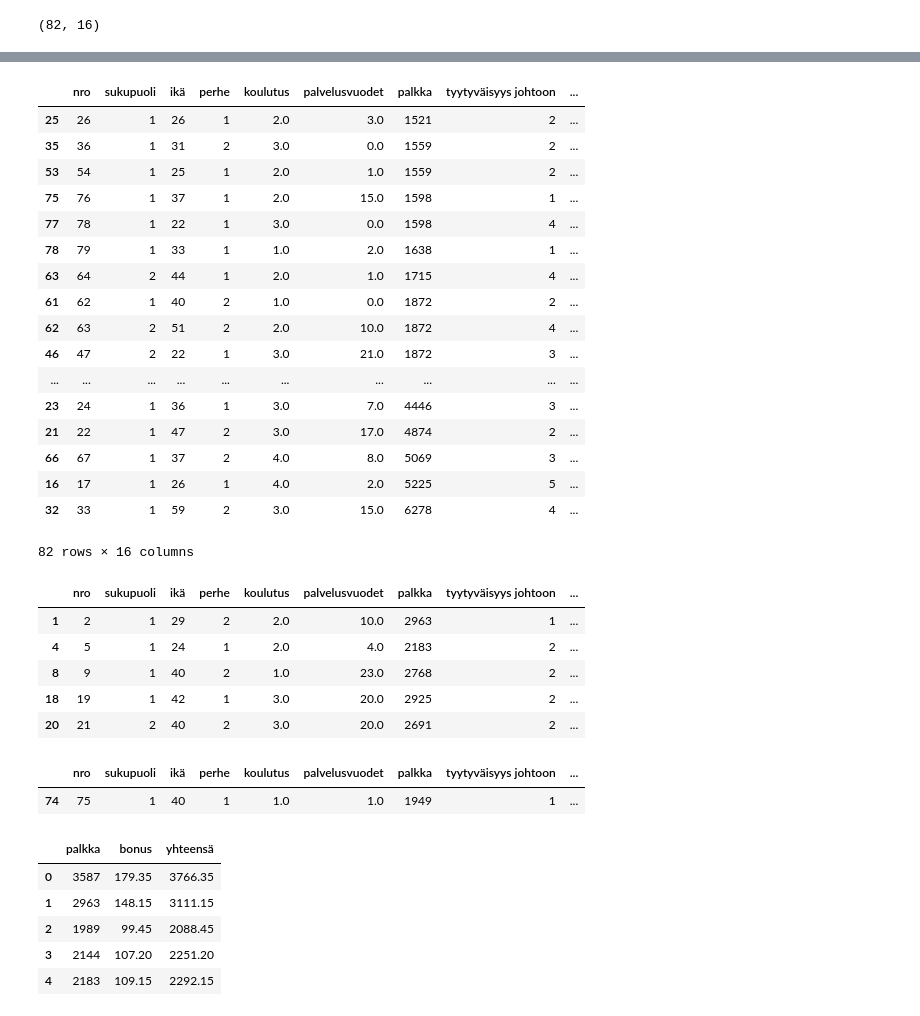
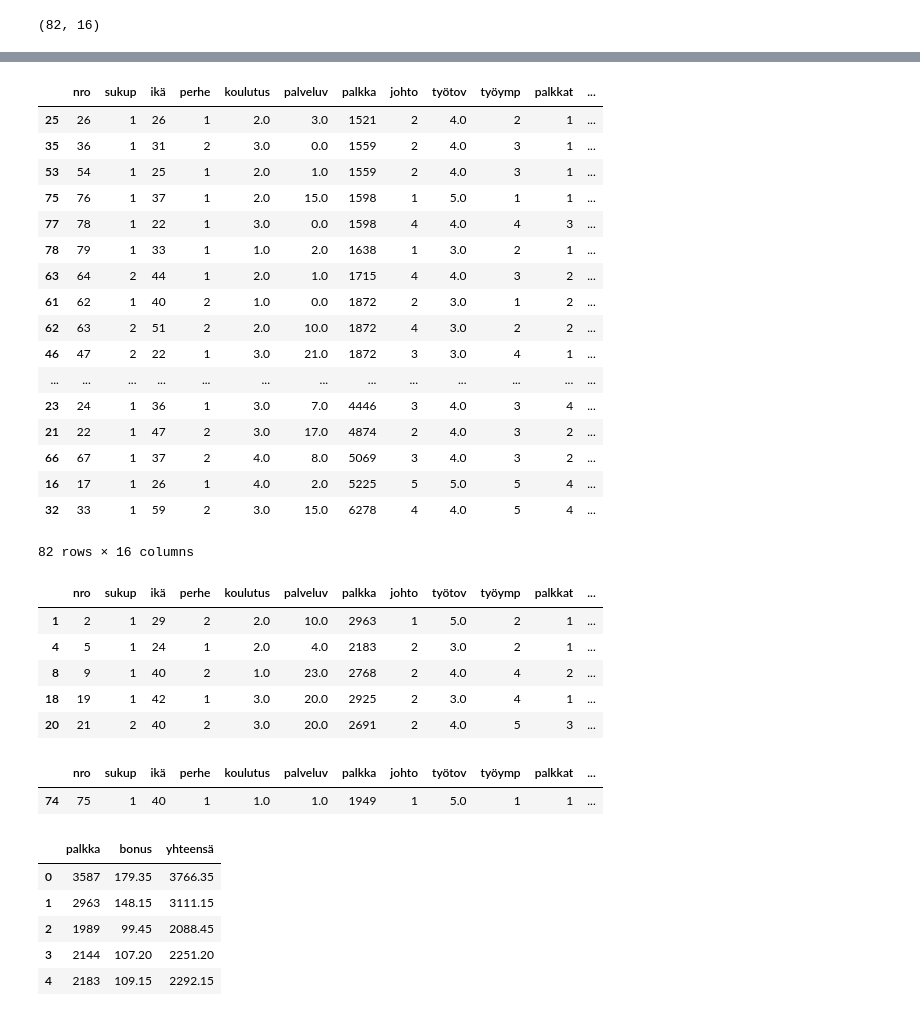
Before and after one commit to taanila/tilastoapu, a Jupyter notebook: df2.ipynb, the cells around one changed output, grey strips where cells are left out. Drawn from its saved outputs; the diff is of its cells as text; code cells hidden in the pictures.

```diff
--- a/df2.ipynb
+++ b/df2.ipynb
@@ -6,6 +6,6 @@ https://pythonaki.wordpress.com/2017/12/16/temppuja-dataframe-tietorakenteella/
 import pandas as pd
 
 #Avaan Excel-datan dataframeen ja näytän 5 ensimmäistä riviä
-df = pd.read_excel('http://www.elisanet.fi/taanila/data1.xlsx', sheet_name = 'Data')
+df = pd.read_excel('http://taanila.fi/data1.xlsx', sheet_name = 'Data')
 df.head()
 # %% [output]
@@ -45,43 +45,43 @@ dtype: int64
 #Näytän palkan mukaisessa järjestyksessä
 df.sort_values('palkka')
 # %% [output]
-|  | nro | sukupuoli | ikä | perhe | koulutus | palvelusvuodet | palkka | tyytyväisyys johtoon | ... |
-| 25 | 26 | 1 | 26 | 1 | 2.0 | 3.0 | 1521 | 2 | ... |
-| 35 | 36 | 1 | 31 | 2 | 3.0 | 0.0 | 1559 | 2 | ... |
-| 53 | 54 | 1 | 25 | 1 | 2.0 | 1.0 | 1559 | 2 | ... |
-| 75 | 76 | 1 | 37 | 1 | 2.0 | 15.0 | 1598 | 1 | ... |
-| 77 | 78 | 1 | 22 | 1 | 3.0 | 0.0 | 1598 | 4 | ... |
-| 78 | 79 | 1 | 33 | 1 | 1.0 | 2.0 | 1638 | 1 | ... |
-| 63 | 64 | 2 | 44 | 1 | 2.0 | 1.0 | 1715 | 4 | ... |
-| 61 | 62 | 1 | 40 | 2 | 1.0 | 0.0 | 1872 | 2 | ... |
-| 62 | 63 | 2 | 51 | 2 | 2.0 | 10.0 | 1872 | 4 | ... |
-| 46 | 47 | 2 | 22 | 1 | 3.0 | 21.0 | 1872 | 3 | ... |
-| ... | ... | ... | ... | ... | ... | ... | ... | ... | ... |
-| 23 | 24 | 1 | 36 | 1 | 3.0 | 7.0 | 4446 | 3 | ... |
-| 21 | 22 | 1 | 47 | 2 | 3.0 | 17.0 | 4874 | 2 | ... |
-| 66 | 67 | 1 | 37 | 2 | 4.0 | 8.0 | 5069 | 3 | ... |
-| 16 | 17 | 1 | 26 | 1 | 4.0 | 2.0 | 5225 | 5 | ... |
-| 32 | 33 | 1 | 59 | 2 | 3.0 | 15.0 | 6278 | 4 | ... |
+|  | nro | sukup | ikä | perhe | koulutus | palveluv | palkka | johto | työtov | työymp | palkkat | ... |
+| 25 | 26 | 1 | 26 | 1 | 2.0 | 3.0 | 1521 | 2 | 4.0 | 2 | 1 | ... |
+| 35 | 36 | 1 | 31 | 2 | 3.0 | 0.0 | 1559 | 2 | 4.0 | 3 | 1 | ... |
+| 53 | 54 | 1 | 25 | 1 | 2.0 | 1.0 | 1559 | 2 | 4.0 | 3 | 1 | ... |
+| 75 | 76 | 1 | 37 | 1 | 2.0 | 15.0 | 1598 | 1 | 5.0 | 1 | 1 | ... |
+| 77 | 78 | 1 | 22 | 1 | 3.0 | 0.0 | 1598 | 4 | 4.0 | 4 | 3 | ... |
+| 78 | 79 | 1 | 33 | 1 | 1.0 | 2.0 | 1638 | 1 | 3.0 | 2 | 1 | ... |
+| 63 | 64 | 2 | 44 | 1 | 2.0 | 1.0 | 1715 | 4 | 4.0 | 3 | 2 | ... |
+| 61 | 62 | 1 | 40 | 2 | 1.0 | 0.0 | 1872 | 2 | 3.0 | 1 | 2 | ... |
+| 62 | 63 | 2 | 51 | 2 | 2.0 | 10.0 | 1872 | 4 | 3.0 | 2 | 2 | ... |
+| 46 | 47 | 2 | 22 | 1 | 3.0 | 21.0 | 1872 | 3 | 3.0 | 4 | 1 | ... |
+| ... | ... | ... | ... | ... | ... | ... | ... | ... | ... | ... | ... | ... |
+| 23 | 24 | 1 | 36 | 1 | 3.0 | 7.0 | 4446 | 3 | 4.0 | 3 | 4 | ... |
+| 21 | 22 | 1 | 47 | 2 | 3.0 | 17.0 | 4874 | 2 | 4.0 | 3 | 2 | ... |
+| 66 | 67 | 1 | 37 | 2 | 4.0 | 8.0 | 5069 | 3 | 4.0 | 3 | 2 | ... |
+| 16 | 17 | 1 | 26 | 1 | 4.0 | 2.0 | 5225 | 5 | 5.0 | 5 | 4 | ... |
+| 32 | 33 | 1 | 59 | 2 | 3.0 | 15.0 | 6278 | 4 | 4.0 | 5 | 4 | ... |
 82 rows × 16 columns
 # %%
 #Tallennan df_filtered1 dataframeksi ne rivit, joilla tyytyväisyys johtoon on pienempi kuin 3
-df_filtered1 = df[df['tyytyväisyys johtoon'] < 3]
+df_filtered1 = df[df['johto'] < 3]
 df_filtered1.head()
 # %% [output]
-|  | nro | sukupuoli | ikä | perhe | koulutus | palvelusvuodet | palkka | tyytyväisyys johtoon | ... |
-| 1 | 2 | 1 | 29 | 2 | 2.0 | 10.0 | 2963 | 1 | ... |
-| 4 | 5 | 1 | 24 | 1 | 2.0 | 4.0 | 2183 | 2 | ... |
-| 8 | 9 | 1 | 40 | 2 | 1.0 | 23.0 | 2768 | 2 | ... |
-| 18 | 19 | 1 | 42 | 1 | 3.0 | 20.0 | 2925 | 2 | ... |
-| 20 | 21 | 2 | 40 | 2 | 3.0 | 20.0 | 2691 | 2 | ... |
+|  | nro | sukup | ikä | perhe | koulutus | palveluv | palkka | johto | työtov | työymp | palkkat | ... |
+| 1 | 2 | 1 | 29 | 2 | 2.0 | 10.0 | 2963 | 1 | 5.0 | 2 | 1 | ... |
+| 4 | 5 | 1 | 24 | 1 | 2.0 | 4.0 | 2183 | 2 | 3.0 | 2 | 1 | ... |
+| 8 | 9 | 1 | 40 | 2 | 1.0 | 23.0 | 2768 | 2 | 4.0 | 4 | 2 | ... |
+| 18 | 19 | 1 | 42 | 1 | 3.0 | 20.0 | 2925 | 2 | 3.0 | 4 | 1 | ... |
+| 20 | 21 | 2 | 40 | 2 | 3.0 | 20.0 | 2691 | 2 | 4.0 | 5 | 3 | ... |
 # %%
 #Tallennan df_filtered2 dataframeksi ne rivit, joilla palvelusvuosia on vähemmän kuin kaksi
 #ja tyytyväisyys johtoon on 1 (erittän tyytymätön)
-df_filtered2=df[(df['palvelusvuodet'] < 2) & (df['tyytyväisyys johtoon'] == 1)]
+df_filtered2=df[(df['palveluv'] < 2) & (df['johto'] == 1)]
 df_filtered2.head()
 # %% [output]
-|  | nro | sukupuoli | ikä | perhe | koulutus | palvelusvuodet | palkka | tyytyväisyys johtoon | ... |
-| 74 | 75 | 1 | 40 | 1 | 1.0 | 1.0 | 1949 | 1 | ... |
+|  | nro | sukup | ikä | perhe | koulutus | palveluv | palkka | johto | työtov | työymp | palkkat | ... |
+| 74 | 75 | 1 | 40 | 1 | 1.0 | 1.0 | 1949 | 1 | 5.0 | 1 | 1 | ... |
 # %%
 #Lasken palkan päälle 5 % bonuksen
 df['bonus'] = df['palkka'] * 0.05
```
Also changed, not shown: parts of 5 cells of this notebook.
